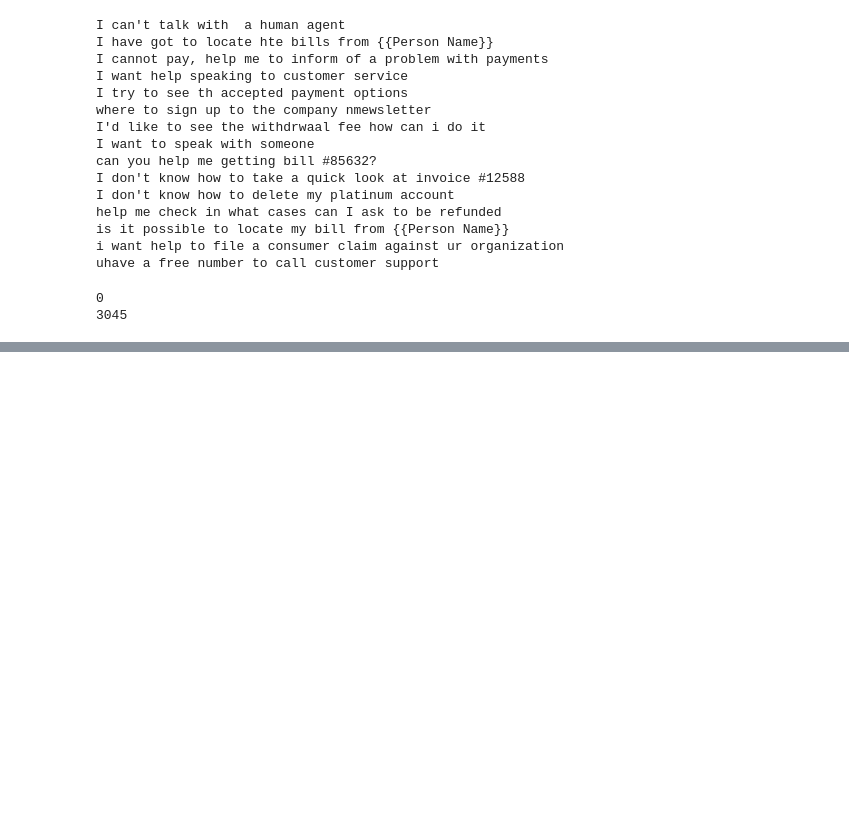
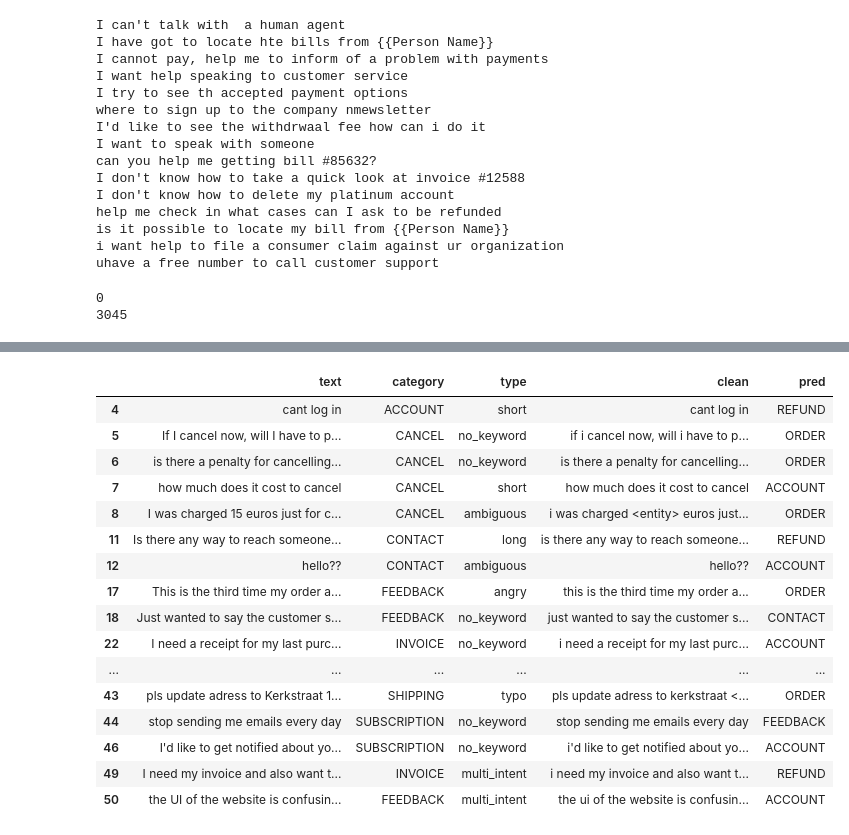
Before and after one commit to faezefz/smart-ticket-routing, a Jupyter notebook: notebooks/01_eda.ipynb, the cells around one changed output, grey strips where cells are left out. Saved outputs shown, nothing was run; the diff lists cells and outputs as text; code cells hidden in the pictures; blank space fills up the shorter version.

Commit message:
Observation on realistic_test dataset

```diff
--- a/notebooks/01_eda.ipynb
+++ b/notebooks/01_eda.ipynb
@@ -117,0 +133,16 @@ print(len(df) - len(df_clean))
+# %%
+from sklearn.feature_extraction.text import TfidfVectorizer
+from sklearn.linear_model import LogisticRegression
+from sklearn.pipeline import Pipeline
+from sklearn.metrics import classification_report, precision_score
+
+baseline = Pipeline(steps=[
+    ("tfidf", TfidfVectorizer(ngram_range=(1, 2), min_df=2)),
+    ("classifier", LogisticRegression(max_iter=1000)),
+])
+
+baseline.fit(X_train, y_train)
+y_val_pred = baseline.predict(X_val)
+
+print(classification_report(y_val, y_val_pred))
+print("Macro Precision:", precision_score(y_val, y_val_pred, average="macro"))
@@ -117,0 +220,14 @@ print(len(df) - len(df_clean))
+# %%
+import sys
+sys.path.append("..")
+
+import pandas as pd
+from src.preprocess import clean_text
+
+
+realistic = pd.read_csv("../tests/data/realistic_test.csv")
+realistic["clean"] = realistic["text"].apply(clean_text)
+
+pred = baseline.predict(realistic["clean"])
+print(classification_report(realistic["category"], pred, zero_division=0))
+print("Macro precision:", precision_score(realistic["category"], pred, average="macro", zero_division=0))
@@ -117,0 +254,21 @@ print(len(df) - len(df_clean))
+# %%
+realistic["pred"] = pred
+realistic[realistic["category"] != realistic["pred"]]
+# %% [output]
+|  | text | category | type | clean | pred |
+| 4 | cant log in | ACCOUNT | short | cant log in | REFUND |
+| 5 | If I cancel now, will I have to p... | CANCEL | no_keyword | if i cancel now, will i have to p... | ORDER |
+| 6 | is there a penalty for cancelling... | CANCEL | no_keyword | is there a penalty for cancelling... | ORDER |
+| 7 | how much does it cost to cancel | CANCEL | short | how much does it cost to cancel | ACCOUNT |
+| 8 | I was charged 15 euros just for c... | CANCEL | ambiguous | i was charged <entity> euros just... | ORDER |
+| 11 | Is there any way to reach someone... | CONTACT | long | is there any way to reach someone... | REFUND |
+| 12 | hello?? | CONTACT | ambiguous | hello?? | ACCOUNT |
+| 17 | This is the third time my order a... | FEEDBACK | angry | this is the third time my order a... | ORDER |
+| 18 | Just wanted to say the customer s... | FEEDBACK | no_keyword | just wanted to say the customer s... | CONTACT |
+| 22 | I need a receipt for my last purc... | INVOICE | no_keyword | i need a receipt for my last purc... | ACCOUNT |
+| ... | ... | ... | ... | ... | ... |
+| 43 | pls update adress to Kerkstraat 1... | SHIPPING | typo | pls update adress to kerkstraat <... | ORDER |
+| 44 | stop sending me emails every day | SUBSCRIPTION | no_keyword | stop sending me emails every day | FEEDBACK |
+| 46 | I'd like to get notified about yo... | SUBSCRIPTION | no_keyword | i'd like to get notified about yo... | ACCOUNT |
+| 49 | I need my invoice and also want t... | INVOICE | multi_intent | i need my invoice and also want t... | REFUND |
+| 50 | the UI of the website is confusin... | FEEDBACK | multi_intent | the ui of the website is confusin... | ACCOUNT |
```
Also changed, not shown: parts of 8 cells of this notebook, 1 other file.
